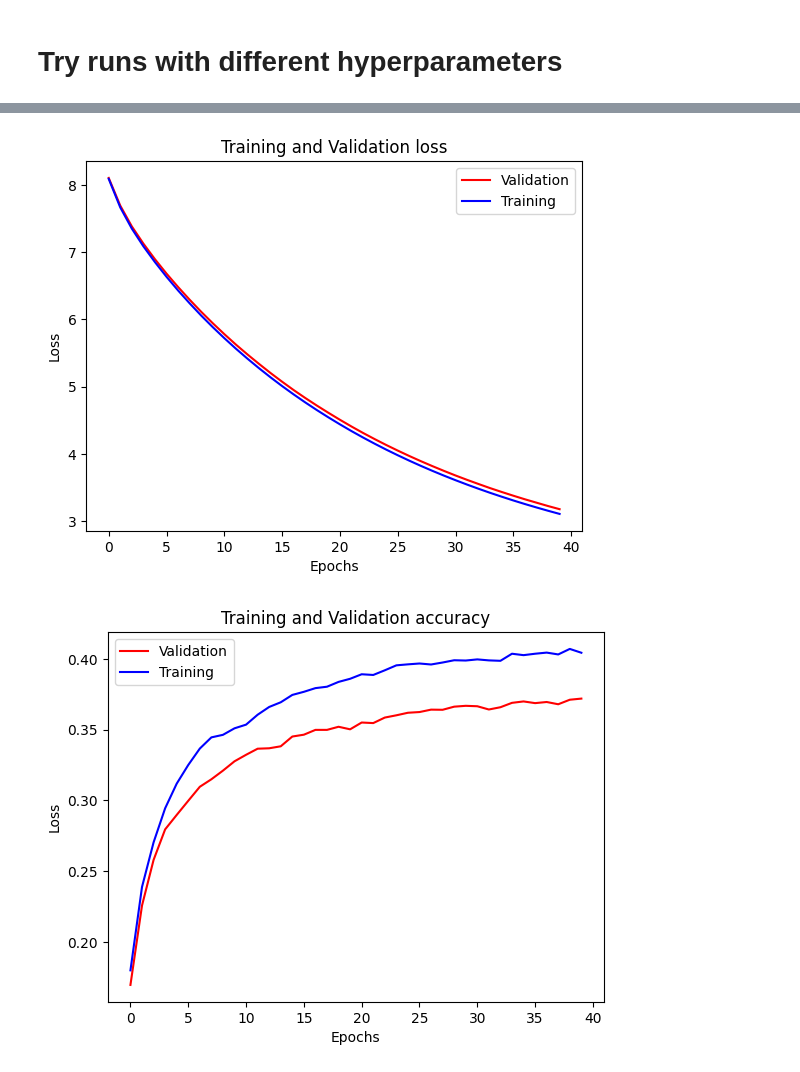
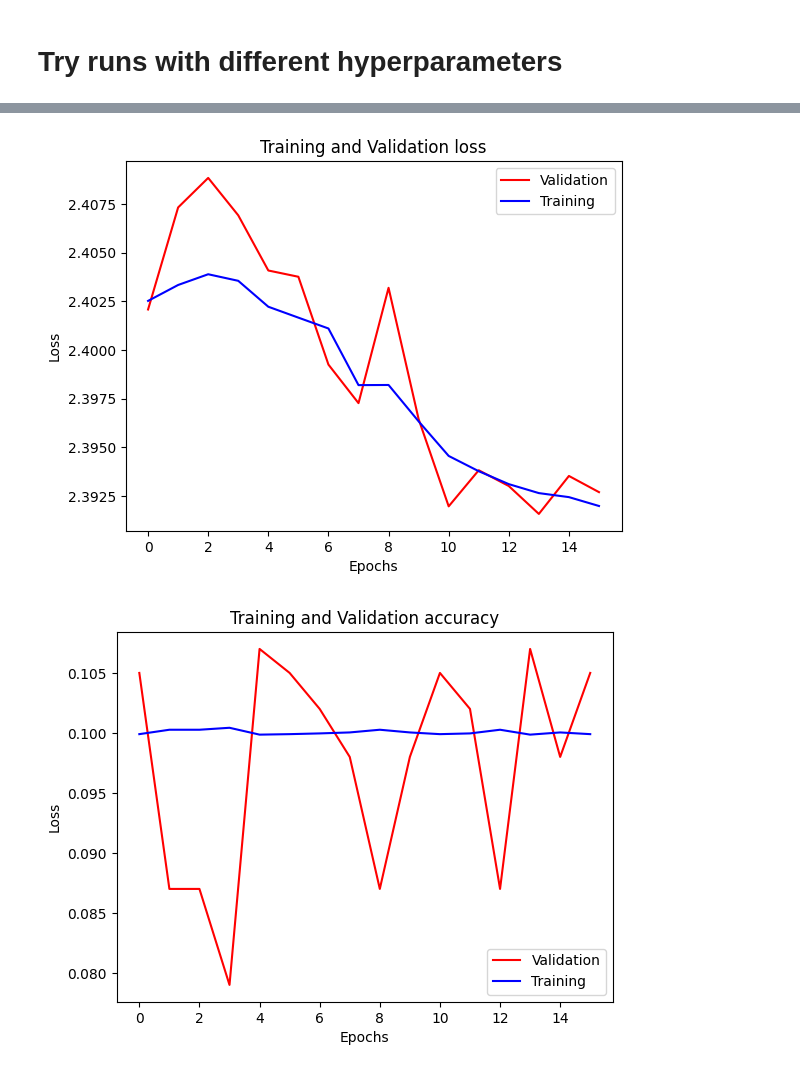
Before and after one commit to total-expectation/TWIML-DL-Study-Group, a Jupyter notebook: chapter6/m_layer_nn.ipynb, the cells around one changed output, grey strips where cells are left out. Cells and saved outputs as stored; diff of their text form; code cells hidden in the pictures.

```diff
--- a/chapter6/m_layer_nn.ipynb
+++ b/chapter6/m_layer_nn.ipynb
@@ -487,7 +485,7 @@ Implementing the nn is straightforward. The components are forward pass, backwar
 # %%
 class NN():
     def __init__(self, input_feature, hidden_nodes, mean=0, _lambda=0):
-        assert type(hidden_nodes) is list
+        assert type(hidden_nodes) is list or np.ndarray
         prev = input_feature
         w_layers = []
         b_layers = []
@@ -707,0 +747,2 @@ def train_nn(nn, train, valid, n_epochs, batch_size, learning_rate):
+# %%
+Hyperparams = namedtuple("Hyperparams", "epochs batch_size step_size eta_min eta_max eta")
@@ -766,24 +1021,25 @@ Valid loss: 1.7233053749456253
 # %%
+np.random.seed(400)
+random.seed(400)
 # hyperparameters
+hyperparams = Hyperparams(epochs=16, batch_size=100, step_size=8 * (train.x.shape[1] // 100), eta_min=1e-5, eta_max=1e-1, eta=1e-3)
 features = train.x.shape[0]
 batch_size = 100
-_lambda = 0.1
-eta = 0.001
-n_epochs = 40
-hidden_features = [50, 10]
-np.random.seed(400)
-random.seed(400)
+_lambda = 7.046583419050354e-05
+hidden_features = [50, 30, 20, 20, 60, 100, 80, 70, 65, 44, 55, 50, 30, 10, 10, 10, 50, 30, 20, 20, 60, 100, 80, 70, 65, 44, 55, 50, 30, 10, 10, 10]
 
-nn1 = NN(features, hidden_features, _lambda=_lambda)
-train_loss, valid_loss, train_accuracy, valid_accuracy = train_nn(nn1, train, valid, n_epochs, batch_size, eta)
-plot_stats(train_loss, valid_loss, "loss")
-plot_stats(train_accuracy, valid_accuracy, "accuracy")
+nn_best = NN(features, hidden_features, _lambda=_lambda)
+train_loss, valid_loss, train_accuracy, valid_accuracy, cyclical_learning_rate_progression, update_steps = train_nn(nn_best, train, valid, hyperparams)
+plot_stats(train_loss, "loss", valid_loss)
+plot_stats(train_accuracy, "accuracy", valid_accuracy)
+
 
 # latest train/valid accuracy and loss
 print(f"Train accuracy: {train_accuracy[-1]}")
 print(f"Valid accuracy: {valid_accuracy[-1]}")
 print(f"Train loss: {train_loss[-1]}")
 print(f"Valid loss: {valid_loss[-1]}")
+plot_cyclic_rate(cyclical_learning_rate_progression, update_steps)
 # %% [output]
-[figure, old version]
+[figure, new version]
-[figure, old version]
+[figure, new version]
```
Also changed, not shown: parts of 31 cells of this notebook.
